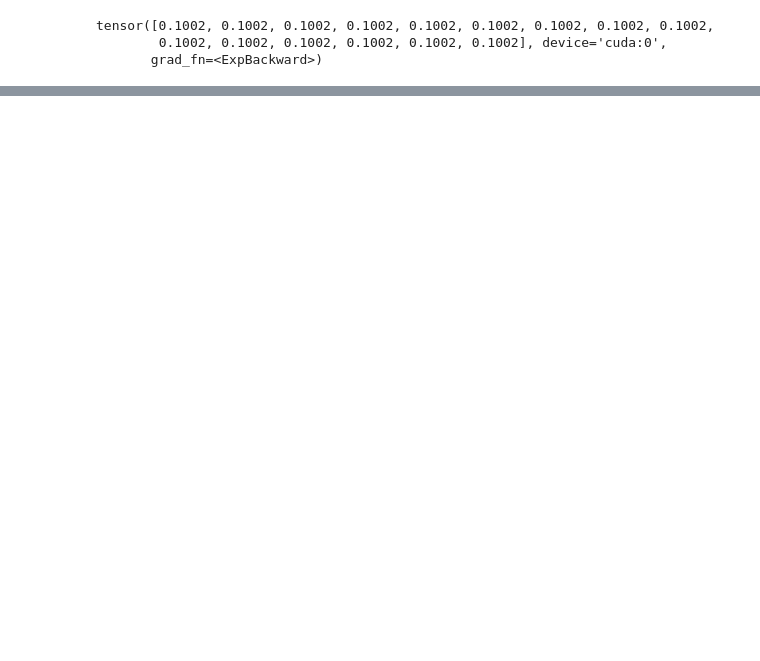
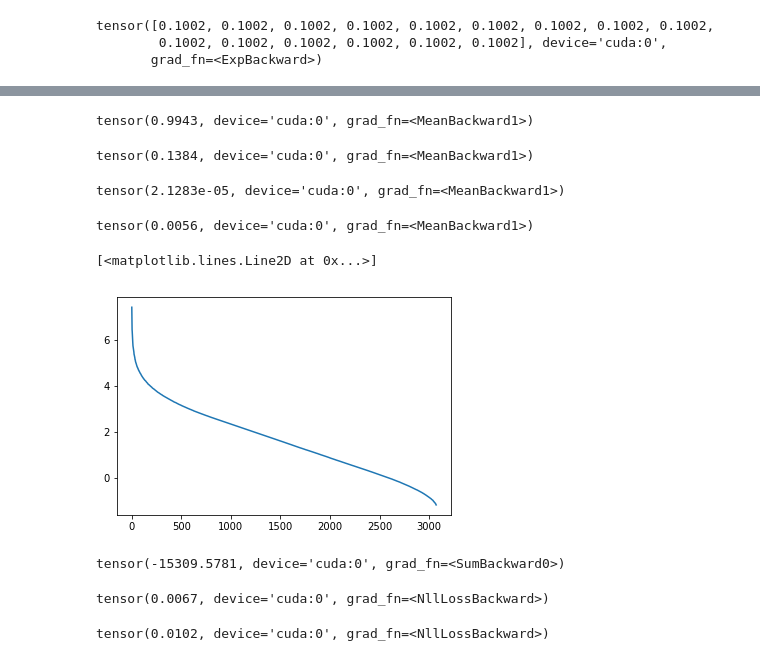
Before and after one commit to AlexMeinke/certified-certain-uncertainty, a Jupyter notebook: Untitled.ipynb, the cells around one changed output, grey strips where cells are left out. Cells and saved outputs as stored; diff of their text form; code cells hidden in the pictures; blank space fills up the shorter version.

```diff
--- a/Untitled.ipynb
+++ b/Untitled.ipynb
@@ -662,0 +734,28 @@ model.mm.metric()
+# %%
+model(data.to(device).view(-1,1,28,28)).max(1)[0].exp().mean()
+# %% [output]
+tensor(0.9943, device='cuda:0', grad_fn=<MeanBackward1>)
+# %%
+model.base_model(noise.to(device).view(-1,1,28,28)).max(1)[0].exp().mean()
+# %% [output]
+tensor(0.1384, device='cuda:0', grad_fn=<MeanBackward1>)
+# %%
+(model1.mm.logvar.exp().sqrt()-model2.mm.logvar.exp().sqrt()).mean()
+# %% [output]
+tensor(2.1283e-05, device='cuda:0', grad_fn=<MeanBackward1>)
+# %%
+model2.mm.logvar.exp().sqrt().mean()
+# %% [output]
+tensor(0.0056, device='cuda:0', grad_fn=<MeanBackward1>)
+# %%
+file = 'gmm_CIFAR10_n100_data_used50000_augm_flagTrue_alg_scikit_PCA.pth'
+gmm = torch.load('SavedModels/GMM/' + file).to(device)
+# %%
+plt.plot(gmm.metric.singular_values.log().detach().cpu().numpy())
+# %% [output]
+[<matplotlib.lines.Line2D at 0x...>]
+[figure, added]
+# %%
+y.sum()
+# %% [output]
+tensor(-15309.5781, device='cuda:0', grad_fn=<SumBackward0>)
@@ -662,0 +767,8 @@ model.mm.metric()
+# %%
+nn.NLLLoss()(y[:5], label[:5])
+# %% [output]
+tensor(0.0067, device='cuda:0', grad_fn=<NllLossBackward>)
+# %%
+nn.NLLLoss()(y[:50], label[:50])
+# %% [output]
+tensor(0.0102, device='cuda:0', grad_fn=<NllLossBackward>)
```
Also changed, not shown: parts of 17 cells of this notebook, 4 other files.
